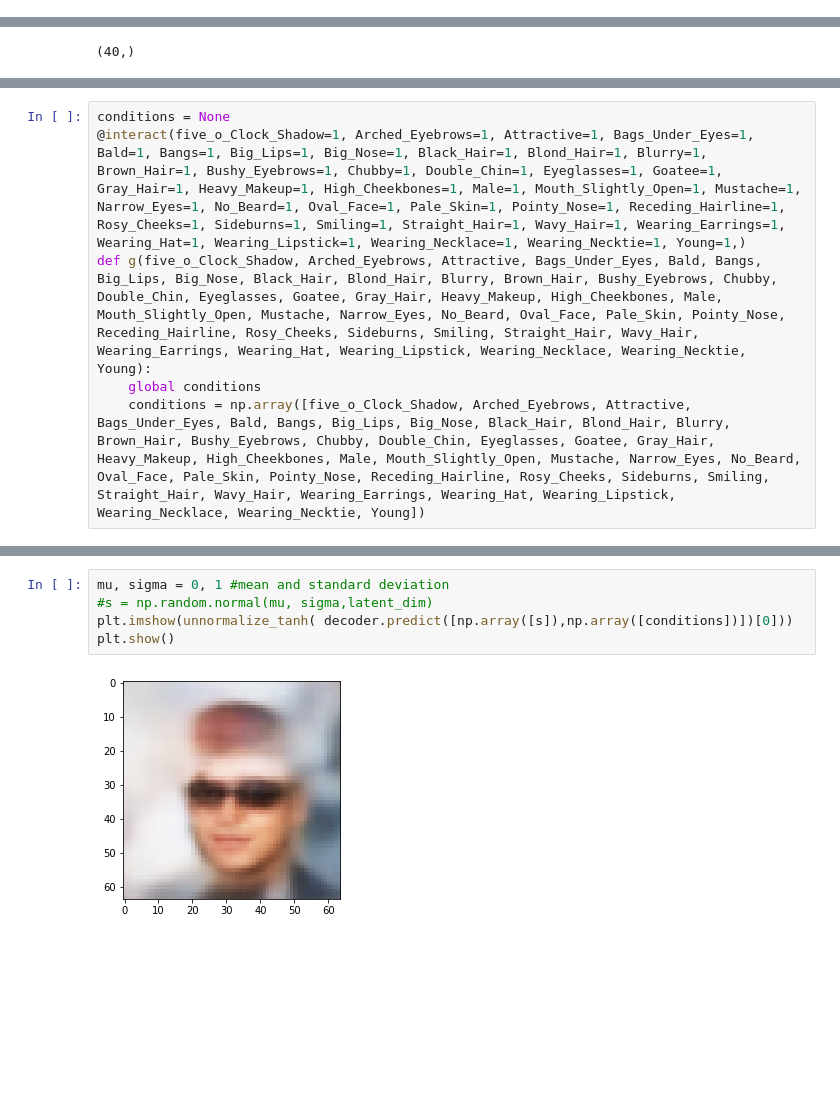
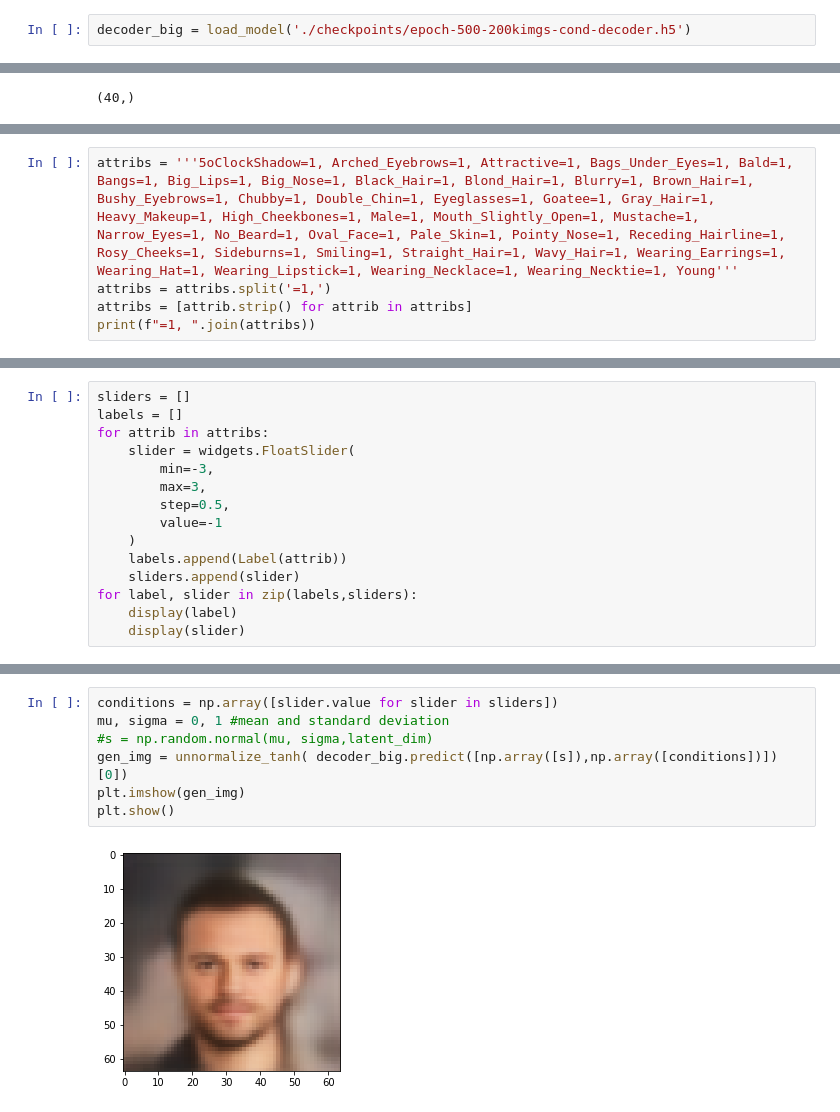
Before and after one commit to joasepul/conditional-vae, a Jupyter notebook: Conditional-Beta-VAE.ipynb, the cells around one changed output, grey strips where cells are left out. Drawn from its saved outputs; the diff is of its cells as text; blank space fills up the shorter version.

Commit message:
added linear sweep of attributes

```diff
--- a/Conditional-Beta-VAE.ipynb
+++ b/Conditional-Beta-VAE.ipynb
@@ -149,0 +149,2 @@ encoder([inputs, condition])[2]
+# %%
+decoder_big = load_model('./checkpoints/epoch-500-200kimgs-cond-decoder.h5')
@@ -474,7 +386,6 @@ print(f"=1, ".join(list(df.columns[1:])))
 # %%
-conditions = None
-@interact(five_o_Clock_Shadow=1, Arched_Eyebrows=1, Attractive=1, Bags_Under_Eyes=1, Bald=1, Bangs=1, Big_Lips=1, Big_Nose=1, Black_Hair=1, Blond_Hair=1, Blurry=1, Brown_Hair=1, Bushy_Eyebrows=1, Chubby=1, Double_Chin=1, Eyeglasses=1, Goatee=1, Gray_Hair=1, Heavy_Makeup=1, High_Cheekbones=1, Male=1, Mouth_Slightly_Open=1, Mustache=1, Narrow_Eyes=1, No_Beard=1, Oval_Face=1, Pale_Skin=1, Pointy_Nose=1, Receding_Hairline=1, Rosy_Cheeks=1, Sideburns=1, Smiling=1, Straight_Hair=1, Wavy_Hair=1, Wearing_Earrings=1, Wearing_Hat=1, Wearing_Lipstick=1, Wearing_Necklace=1, Wearing_Necktie=1, Young=1,)
-def g(five_o_Clock_Shadow, Arched_Eyebrows, Attractive, Bags_Under_Eyes, Bald, Bangs, Big_Lips, Big_Nose, Black_Hair, Blond_Hair, Blurry, Brown_Hair, Bushy_Eyebrows, Chubby, Double_Chin, Eyeglasses, Goatee, Gray_Hair, Heavy_Makeup, High_Cheekbones, Male, Mouth_Slightly_Open, Mustache, Narrow_Eyes, No_Beard, Oval_Face, Pale_Skin, Pointy_Nose, Receding_Hairline, Rosy_Cheeks, Sideburns, Smiling, Straight_Hair, Wavy_Hair, Wearing_Earrings, Wearing_Hat, Wearing_Lipstick, Wearing_Necklace, Wearing_Necktie, Young):
-    global conditions
-    conditions = np.array([five_o_Clock_Shadow, Arched_Eyebrows, Attractive, Bags_Under_Eyes, Bald, Bangs, Big_Lips, Big_Nose, Black_Hair, Blond_Hair, Blurry, Brown_Hair, Bushy_Eyebrows, Chubby, Double_Chin, Eyeglasses, Goatee, Gray_Hair, Heavy_Makeup, High_Cheekbones, Male, Mouth_Slightly_Open, Mustache, Narrow_Eyes, No_Beard, Oval_Face, Pale_Skin, Pointy_Nose, Receding_Hairline, Rosy_Cheeks, Sideburns, Smiling, Straight_Hair, Wavy_Hair, Wearing_Earrings, Wearing_Hat, Wearing_Lipstick, Wearing_Necklace, Wearing_Necktie, Young])
+attribs = '''5oClockShadow=1, Arched_Eyebrows=1, Attractive=1, Bags_Under_Eyes=1, Bald=1, Bangs=1, Big_Lips=1, Big_Nose=1, Black_Hair=1, Blond_Hair=1, Blurry=1, Brown_Hair=1, Bushy_Eyebrows=1, Chubby=1, Double_Chin=1, Eyeglasses=1, Goatee=1, Gray_Hair=1, Heavy_Makeup=1, High_Cheekbones=1, Male=1, Mouth_Slightly_Open=1, Mustache=1, Narrow_Eyes=1, No_Beard=1, Oval_Face=1, Pale_Skin=1, Pointy_Nose=1, Receding_Hairline=1, Rosy_Cheeks=1, Sideburns=1, Smiling=1, Straight_Hair=1, Wavy_Hair=1, Wearing_Earrings=1, Wearing_Hat=1, Wearing_Lipstick=1, Wearing_Necklace=1, Wearing_Necktie=1, Young'''
+attribs = attribs.split('=1,')
+attribs = [attrib.strip() for attrib in attribs]
+print(f"=1, ".join(attribs))
 # %% [output]
@@ -481,0 +395,15 @@ interactive(children=(IntSlider(value=1, description='five_o_Clock_Shadow', max=
+# %%
+sliders = []
+labels = []
+for attrib in attribs:
+    slider = widgets.FloatSlider(
+        min=-3,
+        max=3,
+        step=0.5,
+        value=-1
+    )
+    labels.append(Label(attrib))
+    sliders.append(slider)
+for label, slider in zip(labels,sliders):
+    display(label)
+    display(slider)
@@ -482,7 +424,9 @@ interactive(children=(IntSlider(value=1, description='five_o_Clock_Shadow', max=
 # %%
+conditions = np.array([slider.value for slider in sliders])
 mu, sigma = 0, 1 #mean and standard deviation
 #s = np.random.normal(mu, sigma,latent_dim)
-plt.imshow(unnormalize_tanh( decoder.predict([np.array([s]),np.array([conditions])])[0]))
+gen_img = unnormalize_tanh( decoder_big.predict([np.array([s]),np.array([conditions])])[0])
+plt.imshow(gen_img)
 plt.show()
 # %% [output]
-[figure, old version]
+[figure, new version]
```
Also changed, not shown: parts of 17 cells of this notebook, 40 other files.
